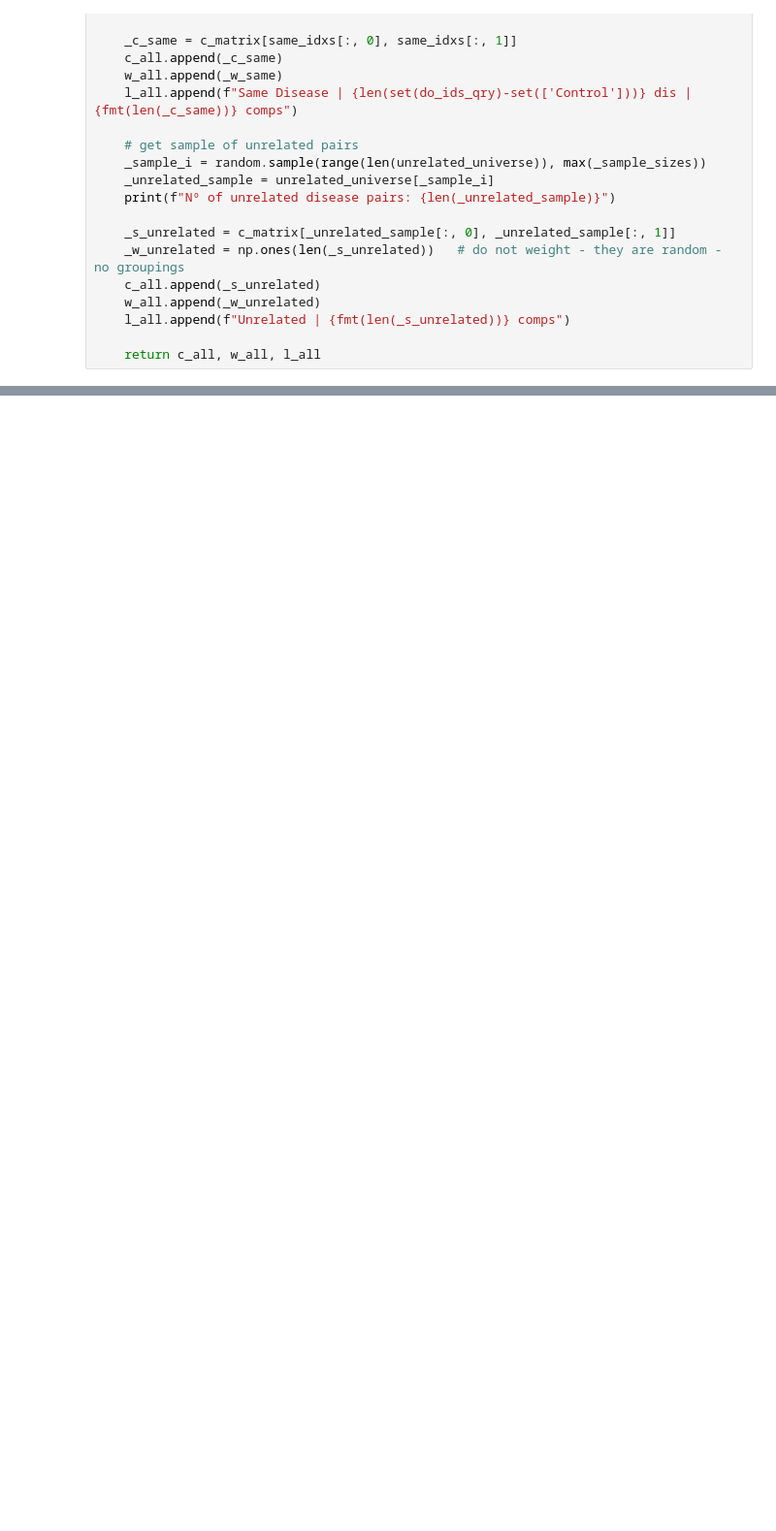
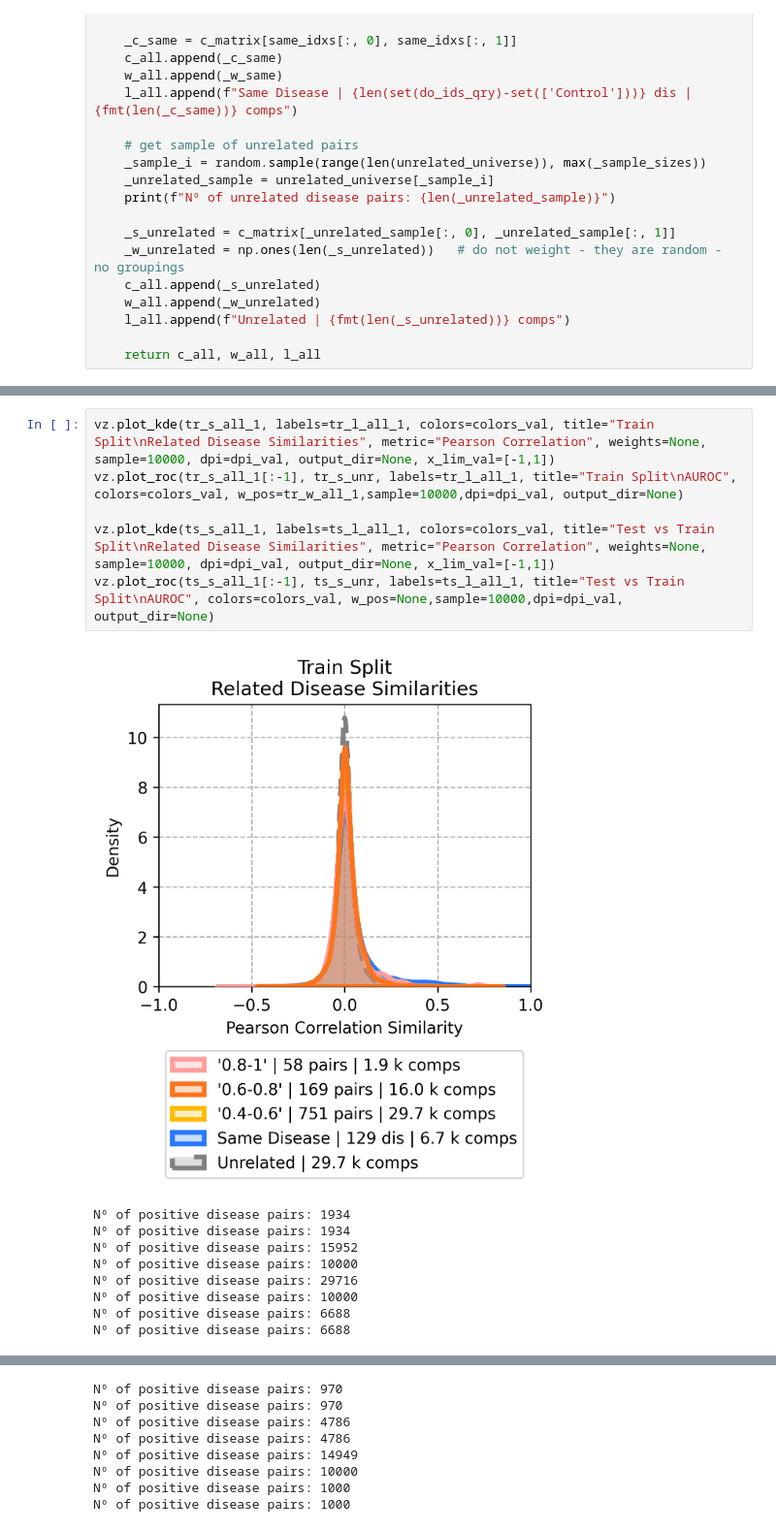
Before and after one commit to 00dylan00/scGPT_playground, a Jupyter notebook: notebooks/pipeline/05-benchmark-DEG.ipynb, the cells around one changed output, grey strips where cells are left out. Shown at 97% size. Saved outputs shown, nothing was run; the diff lists cells and outputs as text; blank space fills up the shorter version.

```diff
--- a/notebooks/pipeline/05-benchmark-DEG.ipynb
+++ b/notebooks/pipeline/05-benchmark-DEG.ipynb
@@ -1214 +1216,17 @@ Sampled pairs: 10000
 ... (5 outputs left out)
+# %%
+vz.plot_kde(tr_s_all_1, labels=tr_l_all_1, colors=colors_val, title="Train Split\nRelated Disease Similarities", metric="Pearson Correlation", weights=None, sample=10000, dpi=dpi_val, output_dir=None, x_lim_val=[-1,1])
+vz.plot_roc(tr_s_all_1[:-1], tr_s_unr, labels=tr_l_all_1, title="Train Split\nAUROC", colors=colors_val, w_pos=tr_w_all_1,sample=10000,dpi=dpi_val, output_dir=None)
+
+vz.plot_kde(ts_s_all_1, labels=ts_l_all_1, colors=colors_val, title="Test vs Train Split\nRelated Disease Similarities", metric="Pearson Correlation", weights=None, sample=10000, dpi=dpi_val, output_dir=None, x_lim_val=[-1,1])
+vz.plot_roc(ts_s_all_1[:-1], ts_s_unr, labels=ts_l_all_1, title="Test vs Train Split\nAUROC", colors=colors_val, w_pos=None,sample=10000,dpi=dpi_val, output_dir=None)
+# %% [output]
+[figure, added]
+Nº of positive disease pairs: 1934
+Nº of positive disease pairs: 1934
+Nº of positive disease pairs: 15952
+Nº of positive disease pairs: 10000
+Nº of positive disease pairs: 29716
+Nº of positive disease pairs: 10000
+Nº of positive disease pairs: 6688
+Nº of positive disease pairs: 6688
@@ -1214,0 +1235,8 @@ Sampled pairs: 10000
+Nº of positive disease pairs: 970
+Nº of positive disease pairs: 970
+Nº of positive disease pairs: 4786
+Nº of positive disease pairs: 4786
+Nº of positive disease pairs: 14949
+Nº of positive disease pairs: 10000
+Nº of positive disease pairs: 1000
+Nº of positive disease pairs: 1000
```
Also changed, not shown: parts of 6 cells of this notebook, 3 other files.
